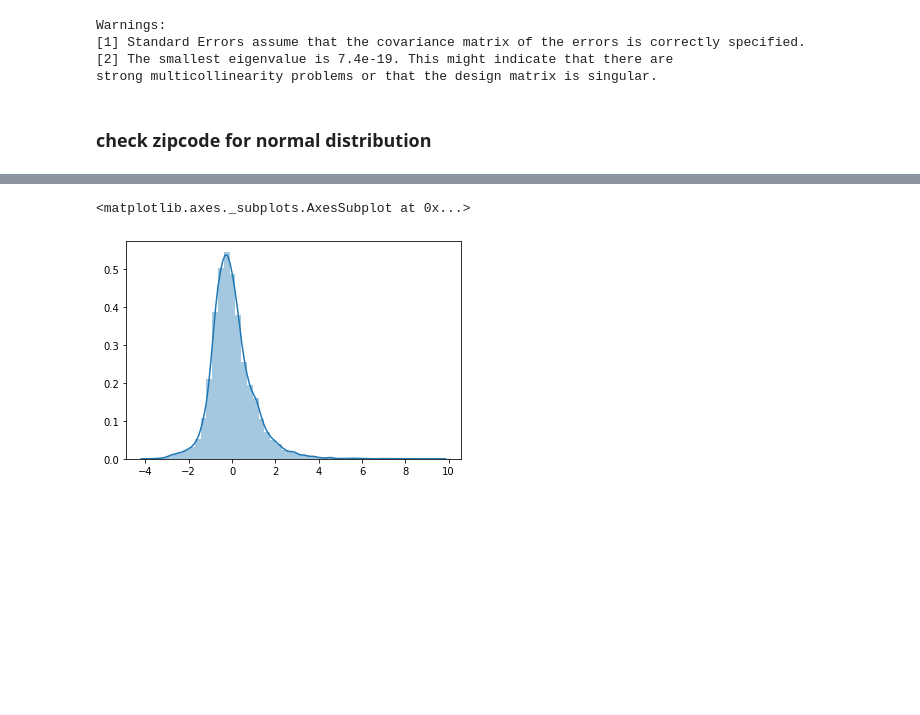
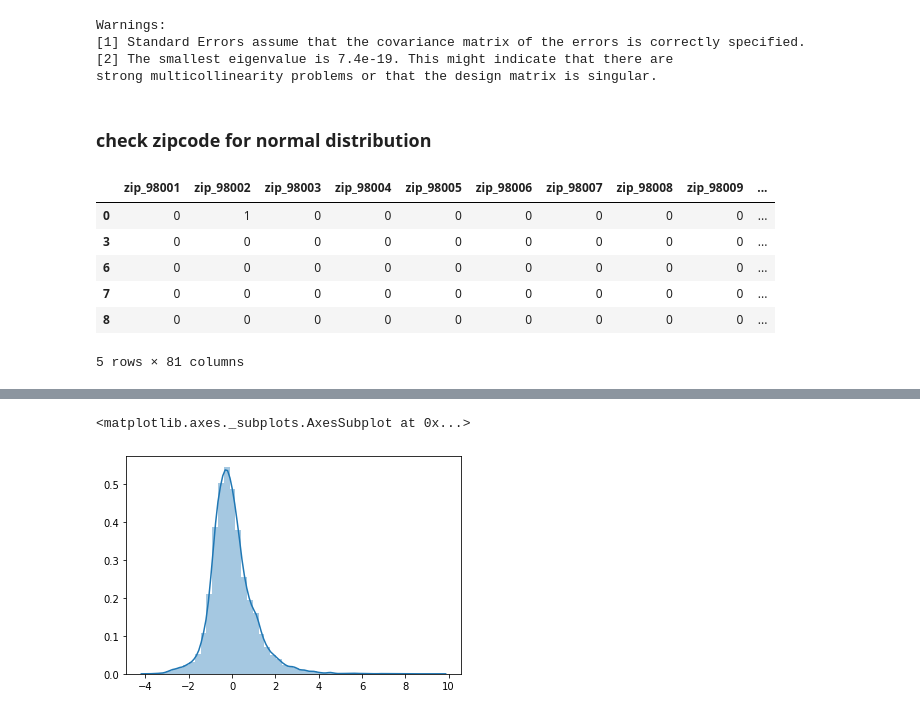
Before and after one commit to aabrahamson3/king-county-housing, a Jupyter notebook: notebooks/exploratory/Lucas/Zipcode.ipynb, the cells around one changed output, grey strips where cells are left out. Saved outputs shown, nothing was run; the diff lists cells and outputs as text; code cells hidden in the pictures; blank space fills up the shorter version.

```diff
--- a/notebooks/exploratory/Lucas/Zipcode.ipynb
+++ b/notebooks/exploratory/Lucas/Zipcode.ipynb
@@ -539,6 +558,16 @@ strong multicollinearity problems or that the design matrix is singular.
 ### check zipcode for normal distribution
 # %%
 df_sale = df_clean['saleprice']
+# %%
+Xzip.head()
+# %% [output]
+|  | zip_98001 | zip_98002 | zip_98003 | zip_98004 | zip_98005 | zip_98006 | zip_98007 | zip_98008 | zip_98009 | ... |
+| 0 | 0 | 1 | 0 | 0 | 0 | 0 | 0 | 0 | 0 | ... |
+| 3 | 0 | 0 | 0 | 0 | 0 | 0 | 0 | 0 | 0 | ... |
+| 6 | 0 | 0 | 0 | 0 | 0 | 0 | 0 | 0 | 0 | ... |
+| 7 | 0 | 0 | 0 | 0 | 0 | 0 | 0 | 0 | 0 | ... |
+| 8 | 0 | 0 | 0 | 0 | 0 | 0 | 0 | 0 | 0 | ... |
+5 rows × 81 columns
 # %%
 zip_res = Xzip.join(df_sale, how = 'left')
 
```
Also changed, not shown: parts of 16 cells of this notebook, 1 other file.
